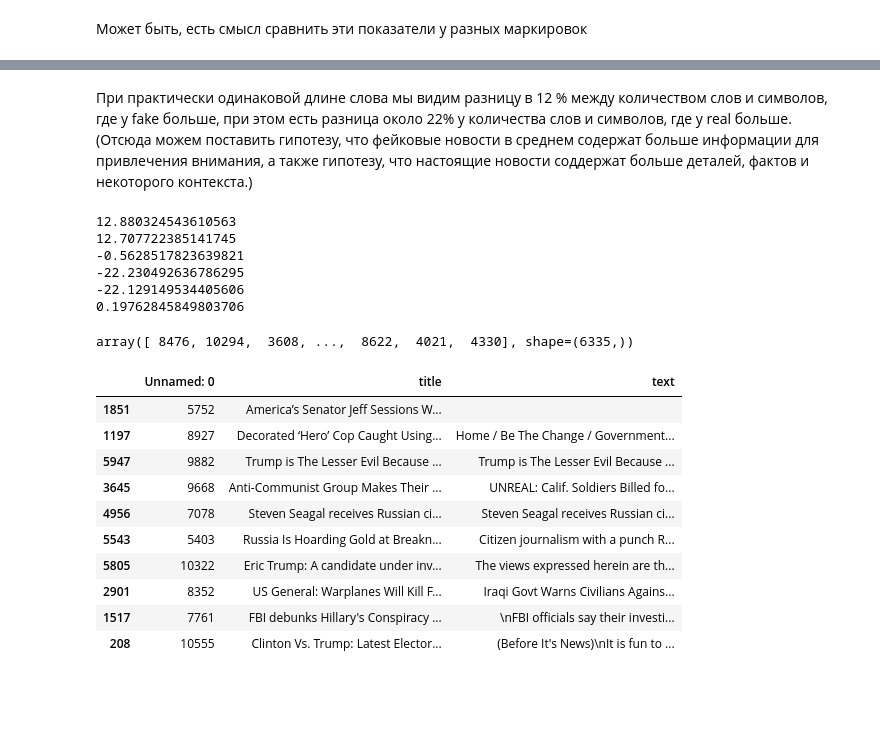
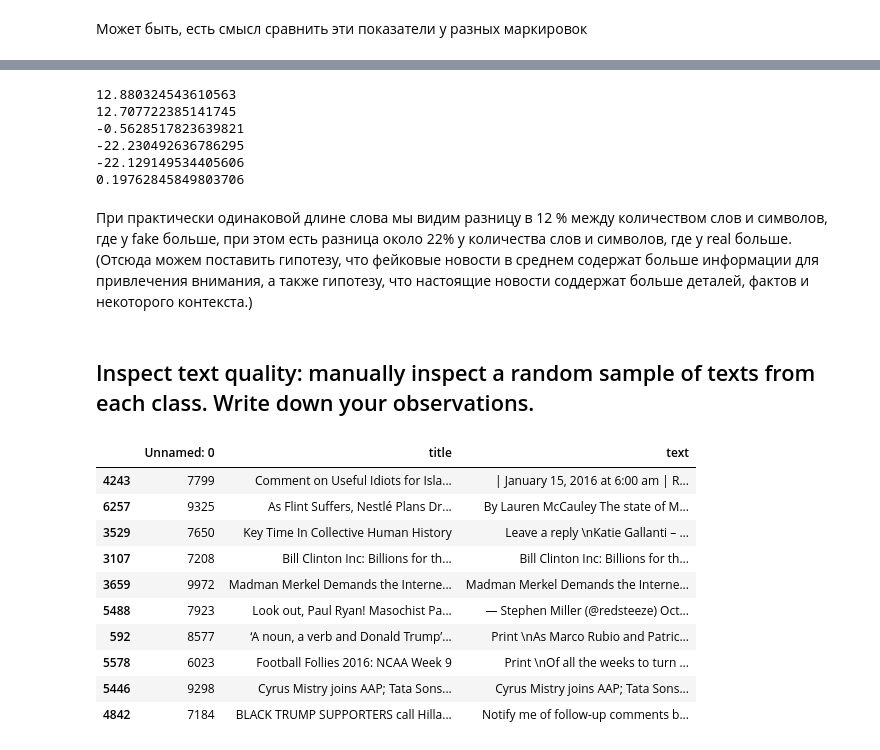
Before and after one commit to Baronofff/Materials, a Jupyter notebook: laboratory works/lab_1/lab_1_baronov.ipynb, the cells around one changed output, grey strips where cells are left out. Cells and saved outputs as stored; diff of their text form; code cells hidden in the pictures; blank space fills up the shorter version.

```diff
--- a/laboratory works/lab_1/lab_1_baronov.ipynb
+++ b/laboratory works/lab_1/lab_1_baronov.ipynb
@@ -140,8 +126,6 @@ wordlen_title_diff = ((5.3 - 5.33) / 5.33) * 100
 words_text_diff = ((679.13 - 873.26) / 873.26) * 100
 symbols_text_diff = ((4121.05 - 5292.16) / 5292.16) * 100
 wordlen_text_diff = ((5.07 - 5.06) / 5.06) * 100
-# %% [markdown]
-При практически одинаковой длине слова мы видим разницу в 12 % между количеством слов и символов, где у fake больше, при этом есть разница около 22% у количества слов и символов, где у real больше. (Отсюда можем поставить гипотезу, что фейковые новости в среднем содержат больше информации для привлечения внимания, а также гипотезу, что настоящие новости соддержат больше деталей, фактов и некоторого контекста.)
 # %%
 print(words_title_diff)
 print(symbols_title_diff)
@@ -156,21 +140,23 @@ print(wordlen_text_diff)
 -22.230492636786295
 -22.129149534405606
 0.19762845849803706
-# %%
-df['Unnamed: 0'].unique()
-# %% [output]
-array([ 8476, 10294,  3608, ...,  8622,  4021,  4330], shape=(6335,))
+# %% [markdown]
+При практически одинаковой длине слова мы видим разницу в 12 % между количеством слов и символов, где у fake больше, при этом есть разница около 22% у количества слов и символов, где у real больше. (Отсюда можем поставить гипотезу, что фейковые новости в среднем содержат больше информации для привлечения внимания, а также гипотезу, что настоящие новости соддержат больше деталей, фактов и некоторого контекста.)
+# %% [markdown]
+## Inspect text quality: manually inspect a random sample of texts from each class. Write down your observations.
 # %%
-fake_df.sample(10)
+pd.set_option('display.max_colwidth', None)
+fake_df.sample(10, random_state = 5)
+#pd.reset_option('display.max_colwidth')
 # %% [output]
 |  | Unnamed: 0 | title | text |
-| 1851 | 5752 | America’s Senator Jeff Sessions W... |  |
-| 1197 | 8927 | Decorated ‘Hero’ Cop Caught Using... | Home / Be The Change / Government... |
-| 5947 | 9882 | Trump is The Lesser Evil Because ... | Trump is The Lesser Evil Because ... |
-| 3645 | 9668 | Anti-Communist Group Makes Their ... | UNREAL: Calif. Soldiers Billed fo... |
-| 4956 | 7078 | Steven Seagal receives Russian ci... | Steven Seagal receives Russian ci... |
-| 5543 | 5403 | Russia Is Hoarding Gold at Breakn... | Citizen journalism with a punch R... |
-| 5805 | 10322 | Eric Trump: A candidate under inv... | The views expressed herein are th... |
-| 2901 | 8352 | US General: Warplanes Will Kill F... | Iraqi Govt Warns Civilians Agains... |
-| 1517 | 7761 | FBI debunks Hillary's Conspiracy ... | \nFBI officials say their investi... |
-| 208 | 10555 | Clinton Vs. Trump: Latest Elector... | (Before It's News)\nIt is fun to ... |
+| 4243 | 7799 | Comment on Useful Idiots for Isla... | | January 15, 2016 at 6:00 am | R... |
+| 6257 | 9325 | As Flint Suffers, Nestlé Plans Dr... | By Lauren McCauley The state of M... |
+| 3529 | 7650 | Key Time In Collective Human History | Leave a reply \nKatie Gallanti – ... |
+| 3107 | 7208 | Bill Clinton Inc: Billions for th... | Bill Clinton Inc: Billions for th... |
+| 3659 | 9972 | Madman Merkel Demands the Interne... | Madman Merkel Demands the Interne... |
+| 5488 | 7923 | Look out, Paul Ryan! Masochist Pa... | — Stephen Miller (@redsteeze) Oct... |
+| 592 | 8577 | ‘A noun, a verb and Donald Trump’... | Print \nAs Marco Rubio and Patric... |
+| 5578 | 6023 | Football Follies 2016: NCAA Week 9 | Print \nOf all the weeks to turn ... |
+| 5446 | 9298 | Cyrus Mistry joins AAP; Tata Sons... | Cyrus Mistry joins AAP; Tata Sons... |
+| 4842 | 7184 | BLACK TRUMP SUPPORTERS call Hilla... | Notify me of follow-up comments b... |
```
Also changed, not shown: parts of 119 cells of this notebook.
